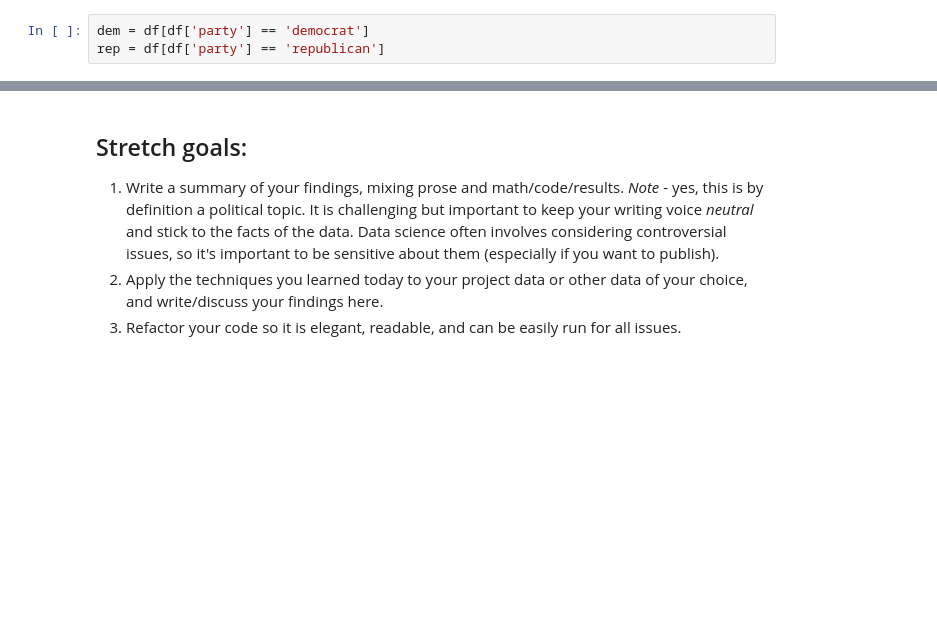
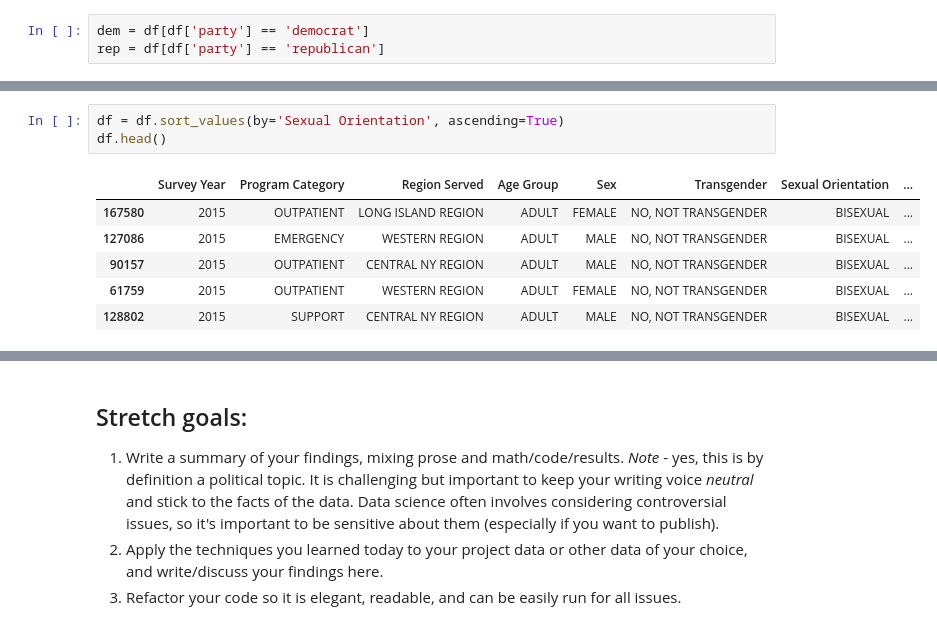
Before and after one commit to qweliant/DS-Unit-1-Sprint-3-Statistical-Tests-and-Experiments, a Jupyter notebook: module2-sampling-confidence-intervals-and-hypothesis-testing/LS_DS_132_Sampling_Confidence_Intervals_and_Hypothesis_Testing_Assignment.ipynb, the cells around one changed output, grey strips where cells are left out. Drawn from its saved outputs; the diff is of its cells as text; blank space fills up the shorter version.

```diff
--- a/module2-sampling-confidence-intervals-and-hypothesis-testing/LS_DS_132_Sampling_Confidence_Intervals_and_Hypothesis_Testing_Assignment.ipynb
+++ b/module2-sampling-confidence-intervals-and-hypothesis-testing/LS_DS_132_Sampling_Confidence_Intervals_and_Hypothesis_Testing_Assignment.ipynb
@@ -153,0 +142,10 @@ south-africa
+# %%
+df = df.sort_values(by='Sexual Orientation', ascending=True)
+df.head()
+# %% [output]
+|  | Survey Year | Program Category | Region Served | Age Group | Sex | Transgender | Sexual Orientation | ... |
+| 167580 | 2015 | OUTPATIENT | LONG ISLAND REGION | ADULT | FEMALE | NO, NOT TRANSGENDER | BISEXUAL | ... |
+| 127086 | 2015 | EMERGENCY | WESTERN REGION | ADULT | MALE | NO, NOT TRANSGENDER | BISEXUAL | ... |
+| 90157 | 2015 | OUTPATIENT | CENTRAL NY REGION | ADULT | MALE | NO, NOT TRANSGENDER | BISEXUAL | ... |
+| 61759 | 2015 | OUTPATIENT | WESTERN REGION | ADULT | FEMALE | NO, NOT TRANSGENDER | BISEXUAL | ... |
+| 128802 | 2015 | SUPPORT | CENTRAL NY REGION | ADULT | MALE | NO, NOT TRANSGENDER | BISEXUAL | ... |
```
Also changed, not shown: parts of 28 cells of this notebook.
